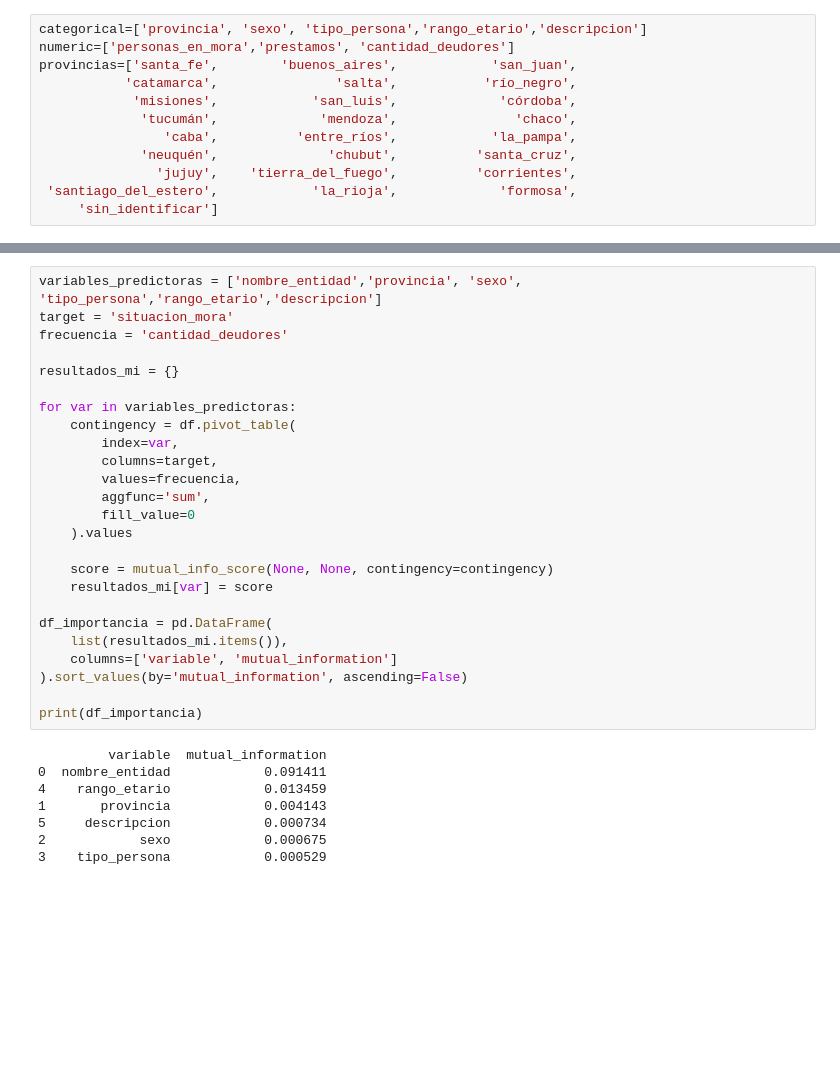
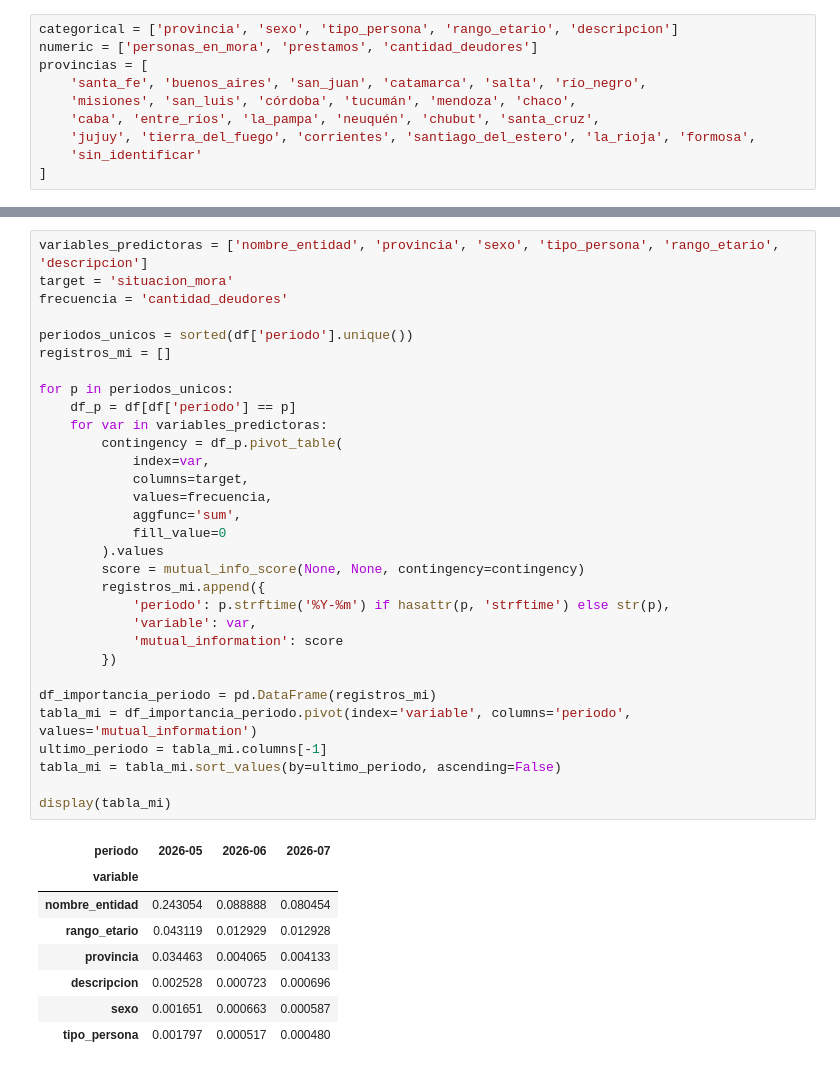
Before and after one commit to rfhfmnn/deudores-bcra, a Jupyter notebook: 3_stats.ipynb, the cells around one changed output, grey strips where cells are left out. Cells and saved outputs as stored; diff of their text form; blank space fills up the shorter version.

```diff
--- a/3_stats.ipynb
+++ b/3_stats.ipynb
@@ -97,16 +123,14 @@ Index(['nombre_entidad', 'situacion', 'provincia', 'sexo', 'tipo_persona',
       dtype='str')
 # %%
-categorical=['provincia', 'sexo', 'tipo_persona','rango_etario','descripcion']
-numeric=['personas_en_mora','prestamos', 'cantidad_deudores']
-provincias=['santa_fe',        'buenos_aires',            'san_juan',
-           'catamarca',               'salta',           'río_negro',
-            'misiones',            'san_luis',             'córdoba',
-             'tucumán',             'mendoza',               'chaco',
-                'caba',          'entre_ríos',            'la_pampa',
-             'neuquén',              'chubut',          'santa_cruz',
-               'jujuy',    'tierra_del_fuego',          'corrientes',
- 'santiago_del_estero',            'la_rioja',             'formosa',
-     'sin_identificar']
+categorical = ['provincia', 'sexo', 'tipo_persona', 'rango_etario', 'descripcion']
+numeric = ['personas_en_mora', 'prestamos', 'cantidad_deudores']
+provincias = [
+    'santa_fe', 'buenos_aires', 'san_juan', 'catamarca', 'salta', 'río_negro',
+    'misiones', 'san_luis', 'córdoba', 'tucumán', 'mendoza', 'chaco',
+    'caba', 'entre_ríos', 'la_pampa', 'neuquén', 'chubut', 'santa_cruz',
+    'jujuy', 'tierra_del_fuego', 'corrientes', 'santiago_del_estero', 'la_rioja', 'formosa',
+    'sin_identificar'
+]
 # %%
 df[categorical].nunique()
 # %% [output]
@@ -276,33 +346,40 @@ El dataset histórico ahora tiene 13776 filas.
 # %%
-variables_predictoras = ['nombre_entidad','provincia', 'sexo', 'tipo_persona','rango_etario','descripcion']
+variables_predictoras = ['nombre_entidad', 'provincia', 'sexo', 'tipo_persona', 'rango_etario', 'descripcion']
 target = 'situacion_mora'
 frecuencia = 'cantidad_deudores'
 
-resultados_mi = {}
+periodos_unicos = sorted(df['periodo'].unique())
+registros_mi = []
 
-for var in variables_predictoras:
-    contingency = df.pivot_table(
-        index=var,
-        columns=target,
-        values=frecuencia,
-        aggfunc='sum',
-        fill_value=0
-    ).values
+for p in periodos_unicos:
+    df_p = df[df['periodo'] == p]
+    for var in variables_predictoras:
+        contingency = df_p.pivot_table(
+            index=var,
+            columns=target,
+            values=frecuencia,
+            aggfunc='sum',
+            fill_value=0
+        ).values
+        score = mutual_info_score(None, None, contingency=contingency)
+        registros_mi.append({
+            'periodo': p.strftime('%Y-%m') if hasattr(p, 'strftime') else str(p),
+            'variable': var,
+            'mutual_information': score
+        })
 
-    score = mutual_info_score(None, None, contingency=contingency)
-    resultados_mi[var] = score
+df_importancia_periodo = pd.DataFrame(registros_mi)
+tabla_mi = df_importancia_periodo.pivot(index='variable', columns='periodo', values='mutual_information')
+ultimo_periodo = tabla_mi.columns[-1]
+tabla_mi = tabla_mi.sort_values(by=ultimo_periodo, ascending=False)
 
-df_importancia = pd.DataFrame(
-    list(resultados_mi.items()),
-    columns=['variable', 'mutual_information']
-).sort_values(by='mutual_information', ascending=False)
-
-print(df_importancia)
+display(tabla_mi)
 # %% [output]
-         variable  mutual_information
-0  nombre_entidad            0.091411
-4    rango_etario            0.013459
-1       provincia            0.004143
-5     descripcion            0.000734
-2            sexo            0.000675
-3    tipo_persona            0.000529
+| periodo | 2026-05 | 2026-06 | 2026-07 |
+| variable |  |  |  |
+| nombre_entidad | 0.243054 | 0.088888 | 0.080454 |
+| rango_etario | 0.043119 | 0.012929 | 0.012928 |
+| provincia | 0.034463 | 0.004065 | 0.004133 |
+| descripcion | 0.002528 | 0.000723 | 0.000696 |
+| sexo | 0.001651 | 0.000663 | 0.000587 |
+| tipo_persona | 0.001797 | 0.000517 | 0.000480 |
```
Also changed, not shown: parts of 14 cells of this notebook, 6 other files.
